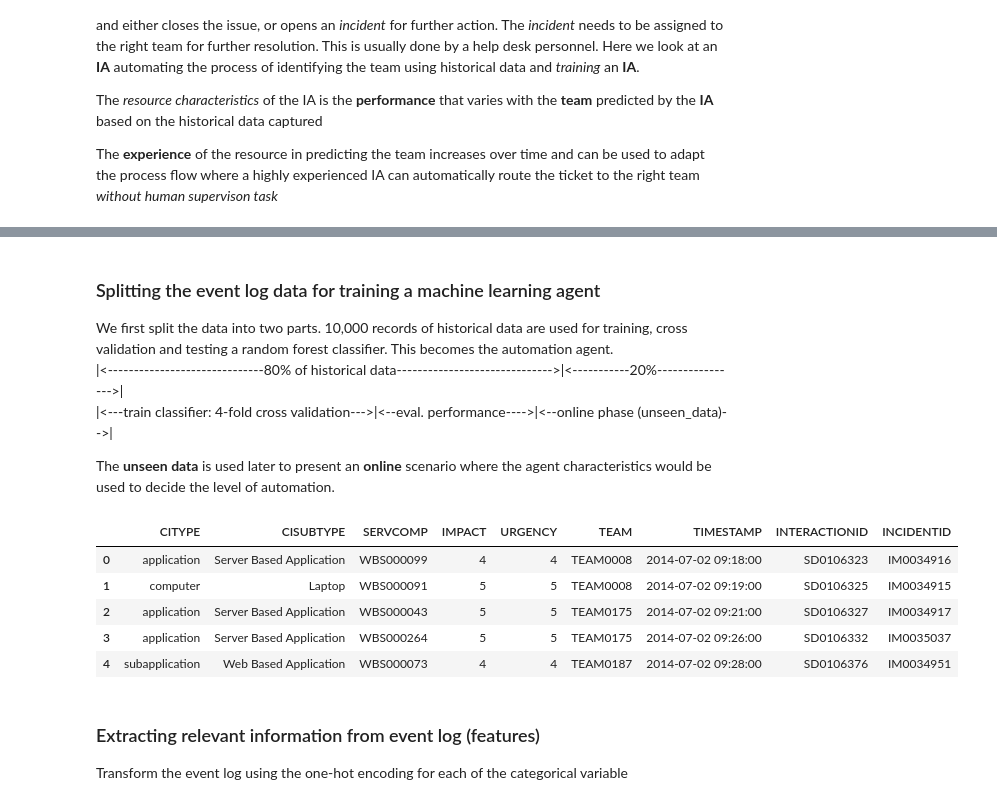
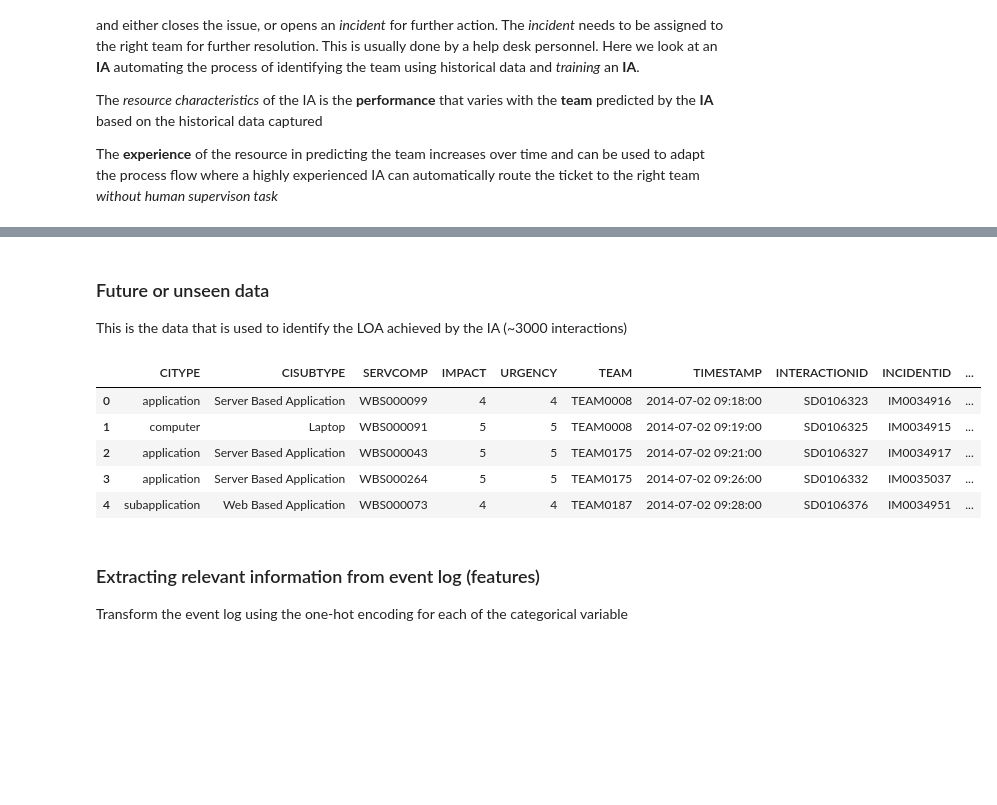
Before and after one commit to renuka98/RPA_Performance_Evaluation, a Jupyter notebook: IntelligentAgent_PredictingTeamForIncident.ipynb, the cells around one changed output, grey strips where cells are left out. Drawn from its saved outputs; the diff is of its cells as text; code cells hidden in the pictures; blank space fills up the shorter version.

```diff
--- a/IntelligentAgent_PredictingTeamForIncident.ipynb
+++ b/IntelligentAgent_PredictingTeamForIncident.ipynb
@@ -33,23 +46,18 @@ train_data.head(5)
-# %% [markdown]
-### Splitting the event log data for training a machine learning agent
-We first split the data into two parts. 10,000 records of historical data are used for training, cross validation and testing a random forest classifier. This becomes the automation agent.
-<br>
-|<------------------------------80% of historical data------------------------------>|<-----------20%---------------->|
-<br>
-|<---train classifier: 4-fold cross validation--->|<--eval. performance---->|<--online phase (unseen_data)-->|
-
-The **unseen data** is used later to present an **online** scenario where the agent characteristics would be used to decide the level of automation.
+# %% [markdown]
+### Future or unseen data
+This is the data that is used to identify the LOA achieved by the IA (~3000 interactions)
 # %%
 unseen_data = pd.read_csv("resources/team_test1.csv", sep=",")
 unseen_data['TIMESTAMP'] = pd.to_datetime(unseen_data['TIMESTAMP'])
+unseen_data['DTYPE']='UNSEEN'
 unseen_data.head(5)
 # %% [output]
-|  | CITYPE | CISUBTYPE | SERVCOMP | IMPACT | URGENCY | TEAM | TIMESTAMP | INTERACTIONID | INCIDENTID |
-| 0 | application | Server Based Application | WBS000099 | 4 | 4 | TEAM0008 | 2014-07-02 09:18:00 | SD0106323 | IM0034916 |
-| 1 | computer | Laptop | WBS000091 | 5 | 5 | TEAM0008 | 2014-07-02 09:19:00 | SD0106325 | IM0034915 |
-| 2 | application | Server Based Application | WBS000043 | 5 | 5 | TEAM0175 | 2014-07-02 09:21:00 | SD0106327 | IM0034917 |
-| 3 | application | Server Based Application | WBS000264 | 5 | 5 | TEAM0175 | 2014-07-02 09:26:00 | SD0106332 | IM0035037 |
-| 4 | subapplication | Web Based Application | WBS000073 | 4 | 4 | TEAM0187 | 2014-07-02 09:28:00 | SD0106376 | IM0034951 |
+|  | CITYPE | CISUBTYPE | SERVCOMP | IMPACT | URGENCY | TEAM | TIMESTAMP | INTERACTIONID | INCIDENTID | ... |
+| 0 | application | Server Based Application | WBS000099 | 4 | 4 | TEAM0008 | 2014-07-02 09:18:00 | SD0106323 | IM0034916 | ... |
+| 1 | computer | Laptop | WBS000091 | 5 | 5 | TEAM0008 | 2014-07-02 09:19:00 | SD0106325 | IM0034915 | ... |
+| 2 | application | Server Based Application | WBS000043 | 5 | 5 | TEAM0175 | 2014-07-02 09:21:00 | SD0106327 | IM0034917 | ... |
+| 3 | application | Server Based Application | WBS000264 | 5 | 5 | TEAM0175 | 2014-07-02 09:26:00 | SD0106332 | IM0035037 | ... |
+| 4 | subapplication | Web Based Application | WBS000073 | 4 | 4 | TEAM0187 | 2014-07-02 09:28:00 | SD0106376 | IM0034951 | ... |
 # %% [markdown]
 ### Extracting relevant information from event log (features)
 Transform the event log using the one-hot encoding for each of the categorical variable
```
Also changed, not shown: parts of 7 cells of this notebook, 1 other file.
